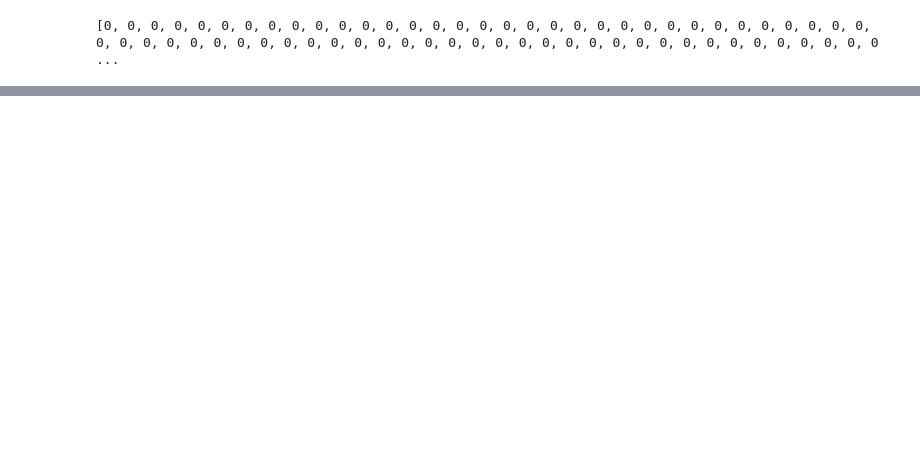
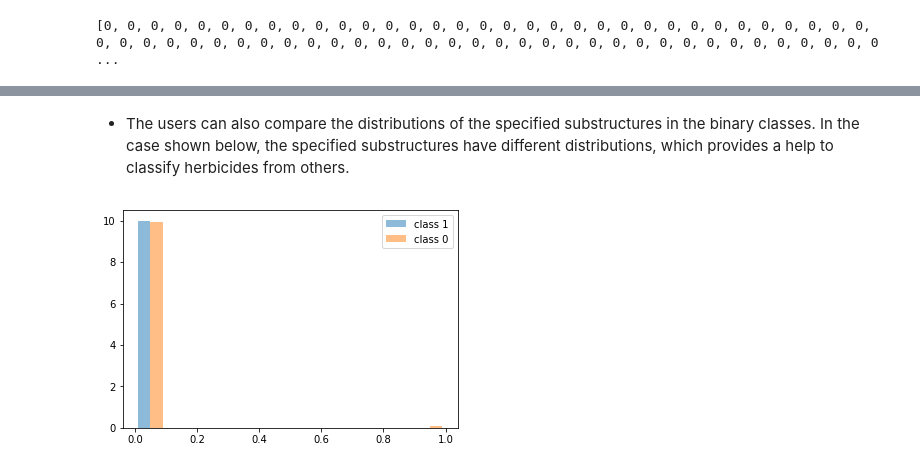
Before and after one commit to KCF-Convoy/kcfconvoy, a Jupyter notebook: jupyter_usecase/machine_learning.ipynb, the cells around one changed output, grey strips where cells are left out. Drawn from its saved outputs; the diff is of its cells as text; code cells hidden in the pictures; blank space fills up the shorter version.

```diff
--- a/jupyter_usecase/machine_learning.ipynb
+++ b/jupyter_usecase/machine_learning.ipynb
@@ -494,0 +386,15 @@ SVG(svg.replace('svg:', ''))
+# %% [markdown]
+* The users can also compare the distributions of the specified substructures in the binary classes. In the case shown below, the specified substructures have different distributions, which provides a help to classify herbicides from others.
+# %%
+dist1 = []
+dist2 = []
+for x, y in zip(kcfmat.mat[:, 35802], classes):
+    if y == 1:
+        dist1.append(x)
+    else:
+        dist2.append(x)
+plt.hist([dist1, dist2], alpha=0.5, normed=True, label=["class 1", "class 0"])
+plt.legend()
+plt.show()
+# %% [output]
+[figure, added]
```
Also changed, not shown: parts of 54 cells of this notebook, 1 other file.
